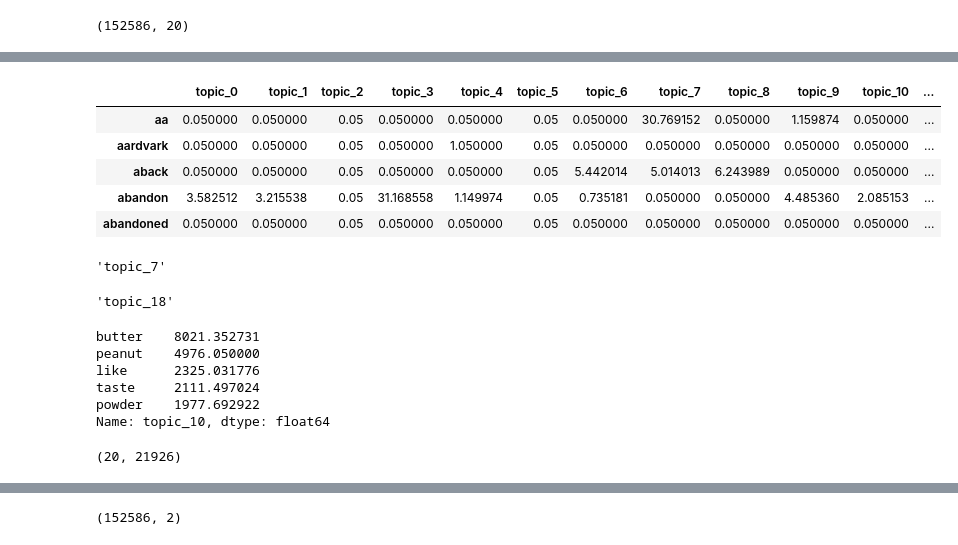
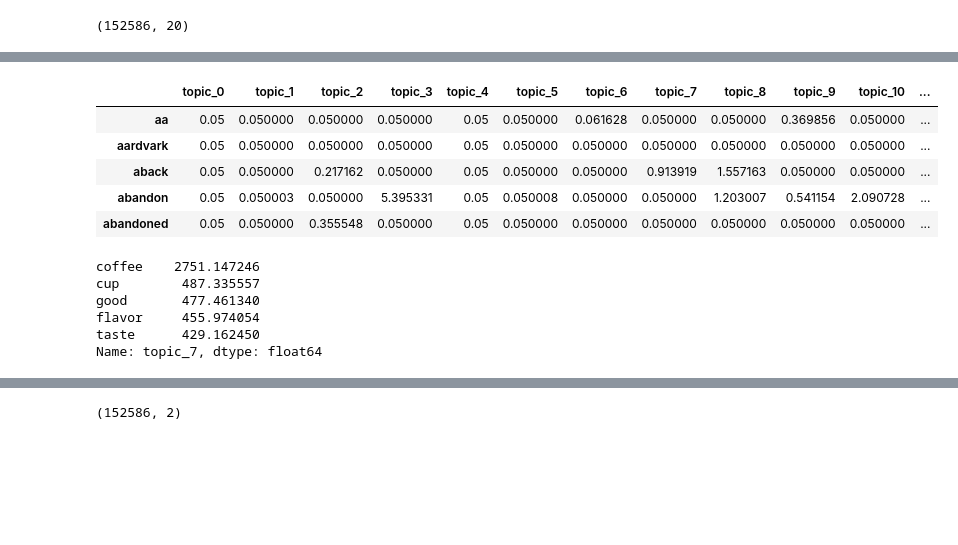
Before and after one commit to michael-a-green/Metis_Project4, a Jupyter notebook: Source/Project4_2.ipynb, the cells around one changed output, grey strips where cells are left out. Drawn from its saved outputs; the diff is of its cells as text; code cells hidden in the pictures; blank space fills up the shorter version.

```diff
--- a/Source/Project4_2.ipynb
+++ b/Source/Project4_2.ipynb
@@ -380,3 +381,19 @@ time spent doing operation is 0:01:05.685067
+# %%
+if CLEAN_DATAFRAME == 1:
+
+    GOOD_REVIEWS_FILE = open("../Data/good_reviews_lemmatized.pkl","wb")
+    BAD_REVIEWS_FILE = open("../Data/bad_reviews_lemmatized.pkl","wb")
+    pickle.dump(good_reviews_df, GOOD_REVIEWS_FILE)
+    pickle.dump(bad_reviews_df, BAD_REVIEWS_FILE)
+    BAD_REVIEWS_FILE.close()
+    GOOD_REVIEWS_FILE.close()
+
+else:
+
+    GOOD_REVIEWS_FILE = open("../Data/good_reviews_lemmatized.pkl","rb")
+    BAD_REVIEWS_FILE = open("../Data/bad_reviews_lemmatized.pkl","rb")
+    good_reviews_df = pickle.load(GOOD_REVIEWS_FILE)
+    bad_reviews_df = pickle.load(BAD_REVIEWS_FILE)
 # %% [markdown]
 lemmatizing to cut down on the size of the dimensions of the eventual vectorized word matrix without losing meaning of the text
 # %%
@@ -812,34 +964,22 @@ So `topic_10` is the **peanutbutter topic**.
 # %%
-good_review_vocab = vectorizer_gr.get_feature_names()
-wordTopicmatrixGR_df = pd.DataFrame(LD_AllocatorGR.components_,columns=good_review_vocab).T.add_prefix("topic_")
+good_review_vocab = tfidfvectorizer_gr.get_feature_names()
+wordTopicmatrixGR_df = pd.DataFrame(LD_AllocatorTFIDFGR.components_,columns=good_review_vocab).T.add_prefix("topic_")
 wordTopicmatrixGR_df.head()
 # %% [output]
 |  | topic_0 | topic_1 | topic_2 | topic_3 | topic_4 | topic_5 | topic_6 | topic_7 | topic_8 | topic_9 | topic_10 | ... |
-| aa | 0.050000 | 0.050000 | 0.05 | 0.050000 | 0.050000 | 0.05 | 0.050000 | 30.769152 | 0.050000 | 1.159874 | 0.050000 | ... |
-| aardvark | 0.050000 | 0.050000 | 0.05 | 0.050000 | 1.050000 | 0.05 | 0.050000 | 0.050000 | 0.050000 | 0.050000 | 0.050000 | ... |
-| aback | 0.050000 | 0.050000 | 0.05 | 0.050000 | 0.050000 | 0.05 | 5.442014 | 5.014013 | 6.243989 | 0.050000 | 0.050000 | ... |
-| abandon | 3.582512 | 3.215538 | 0.05 | 31.168558 | 1.149974 | 0.05 | 0.735181 | 0.050000 | 0.050000 | 4.485360 | 2.085153 | ... |
-| abandoned | 0.050000 | 0.050000 | 0.05 | 0.050000 | 0.050000 | 0.05 | 0.050000 | 0.050000 | 0.050000 | 0.050000 | 0.050000 | ... |
+| aa | 0.05 | 0.050000 | 0.050000 | 0.050000 | 0.05 | 0.050000 | 0.061628 | 0.050000 | 0.050000 | 0.369856 | 0.050000 | ... |
+| aardvark | 0.05 | 0.050000 | 0.050000 | 0.050000 | 0.05 | 0.050000 | 0.050000 | 0.050000 | 0.050000 | 0.050000 | 0.050000 | ... |
+| aback | 0.05 | 0.050000 | 0.217162 | 0.050000 | 0.05 | 0.050000 | 0.050000 | 0.913919 | 1.557163 | 0.050000 | 0.050000 | ... |
+| abandon | 0.05 | 0.050003 | 0.050000 | 5.395331 | 0.05 | 0.050008 | 0.050000 | 0.050000 | 1.203007 | 0.541154 | 2.090728 | ... |
+| abandoned | 0.05 | 0.050000 | 0.355548 | 0.050000 | 0.05 | 0.050000 | 0.050000 | 0.050000 | 0.050000 | 0.050000 | 0.050000 | ... |
-# %%
-temp_df = docTopicMatrixGR_df.iloc[:,:19]
-#temp_df.iloc[0].idxmax(axis=1)
-wordTopicmatrixGR_df.iloc[0].idxmax()
-# %% [output]
-'topic_7'
-# %%
-docTopicMatrixGR_df.iloc[:,:20].iloc[1].idxmax()
-# %% [output]
-'topic_18'
 # %%
-(wordTopicmatrixGR_df.sort_values(by="topic_10",ascending=False).head(5))["topic_10"]
+(wordTopicmatrixGR_df.sort_values(by="topic_7",ascending=False).head(5))["topic_7"]
 # %% [output]
-butter    8021.352731
-peanut    4976.050000
-like      2325.031776
-taste     2111.497024
-powder    1977.692922
-Name: topic_10, dtype: float64
+coffee    2751.147246
+cup        487.335557
+good       477.461340
+flavor     455.974054
+taste      429.162450
+Name: topic_7, dtype: float64
 # %%
-LD_AllocatorGR.components_.shape
+#LD_AllocatorTFIDFGR.components_.shape
-# %% [output]
-(20, 21926)
```
Also changed, not shown: parts of 59 cells of this notebook.
